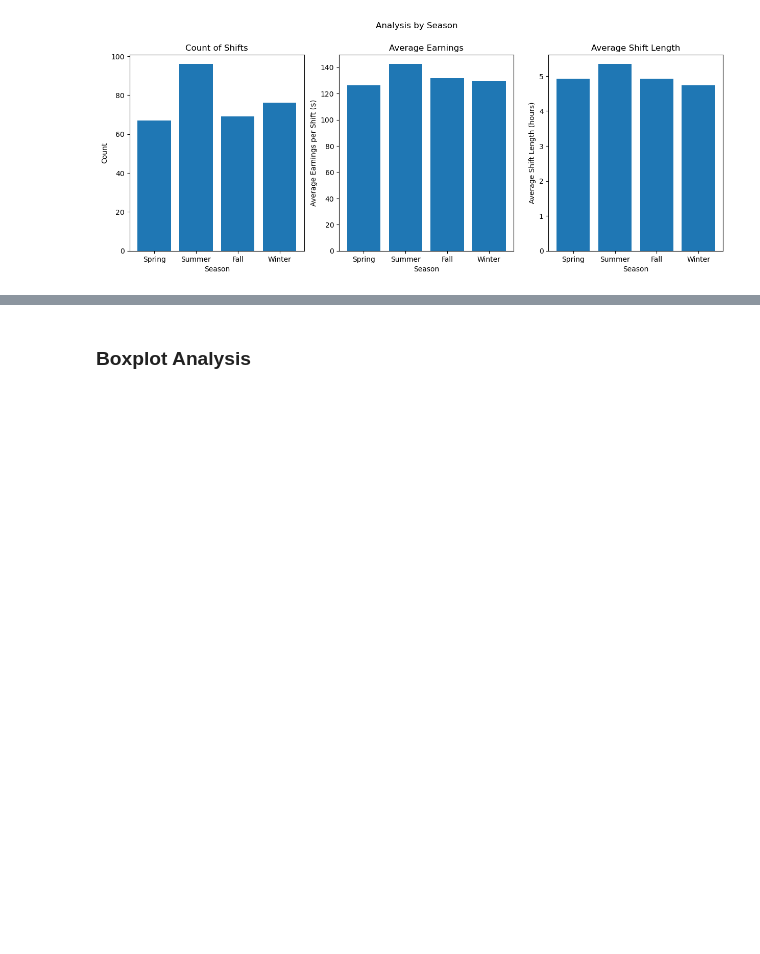
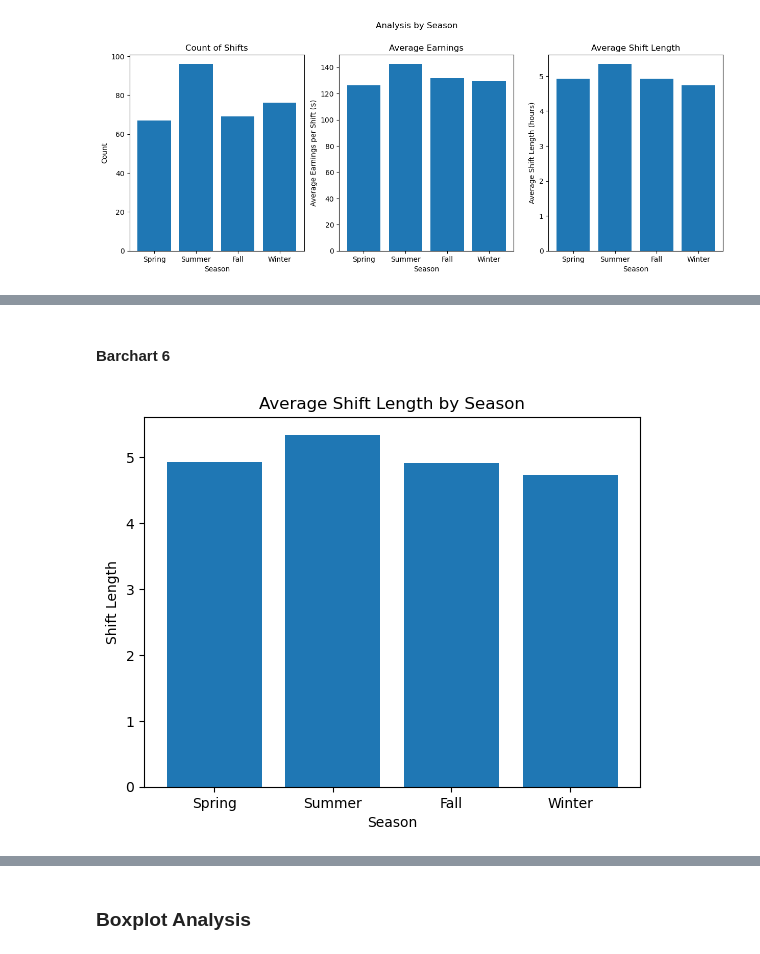
Before and after one commit to stevejchacon/pizzatip, a Jupyter notebook: pizzaEDA.ipynb, the cells around one changed output, grey strips where cells are left out. Cells and saved outputs as stored; diff of their text form; code cells hidden in the pictures; blank space fills up the shorter version.

```diff
--- a/pizzaEDA.ipynb
+++ b/pizzaEDA.ipynb
@@ -354,0 +371,16 @@ plt.show()
+# %% [markdown]
+#### Barchart 6
+# %%
+# duration average by season
+fig, ax = plt.subplots()
+
+dur_avg_season = df.groupby('Season')['Duration'].mean()
+ax.bar(dur_avg_season.index, dur_avg_season.values)
+ax.set_xlabel('Season')
+ax.set_xticks(dur_avg_season.index)
+ax.set_ylabel('Shift Length')
+ax.set_title('Average Shift Length by Season')
+
+plt.show()
+# %% [output]
+[figure, added]
```
Also changed, not shown: parts of 7 cells of this notebook.
